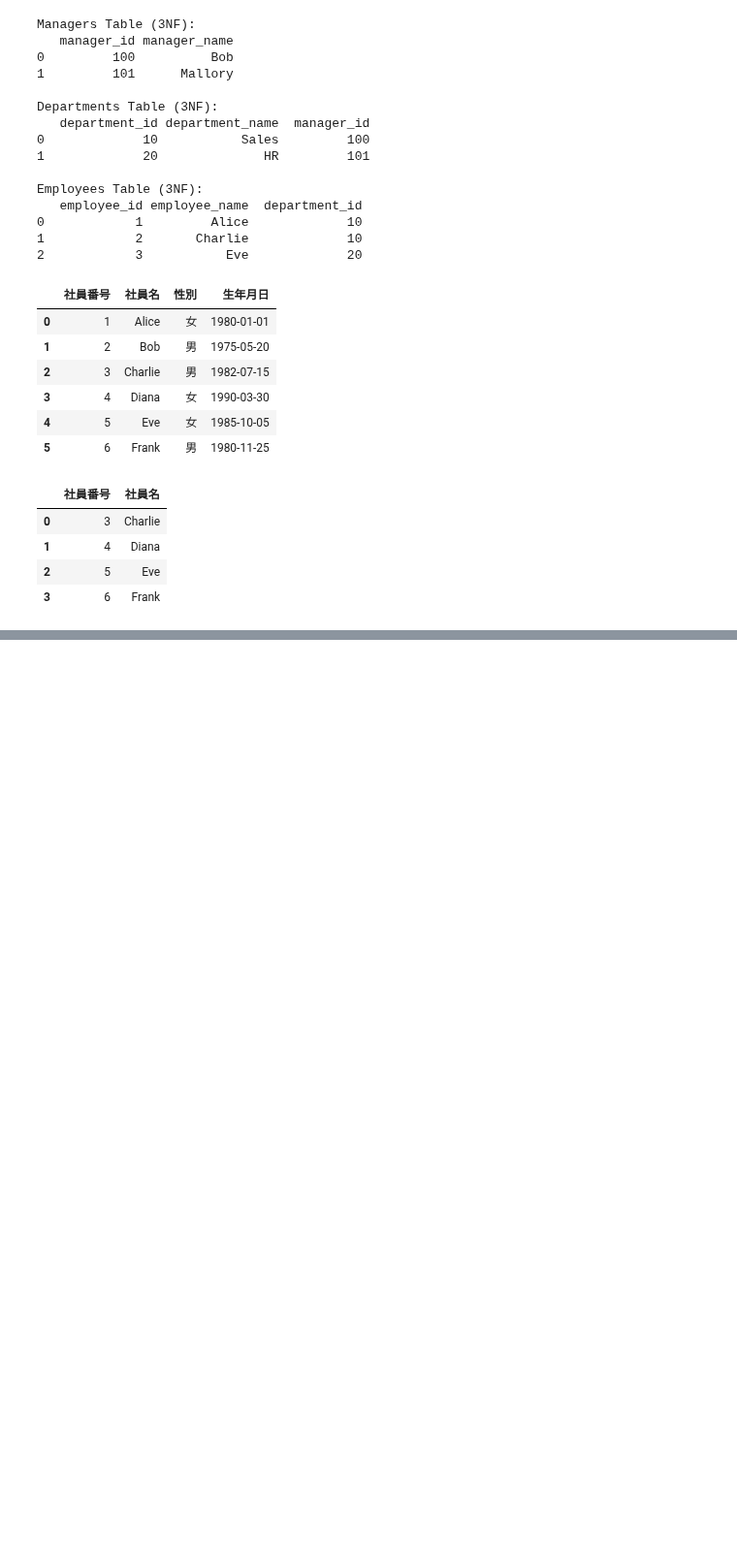
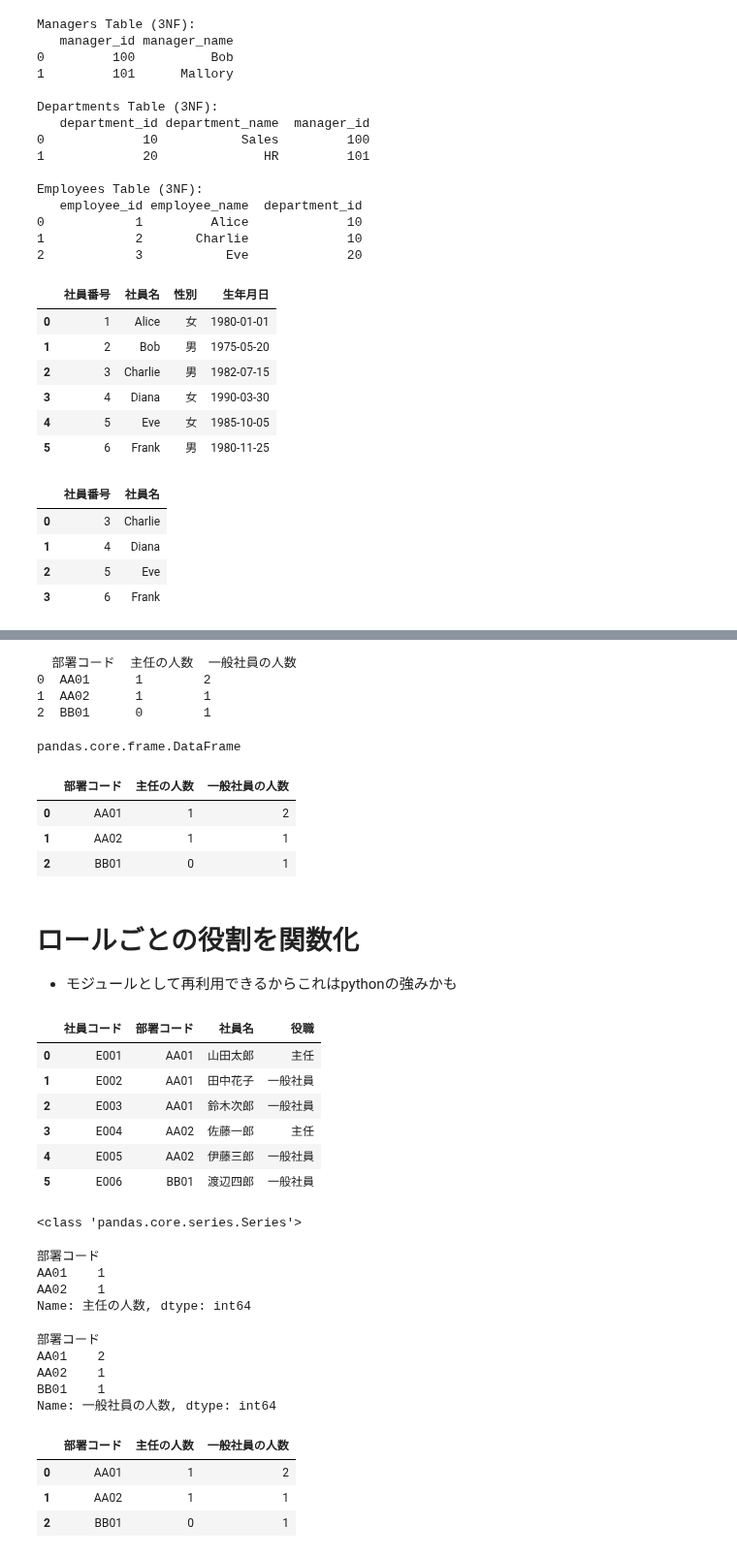
Before and after one commit to phonon-py/DatabaseSpecialistStudy, a Jupyter notebook: main.ipynb, the cells around one changed output, grey strips where cells are left out. Shown at 97% size. Cells and saved outputs as stored; diff of their text form; code cells hidden in the pictures; blank space fills up the shorter version.

```diff
--- a/main.ipynb
+++ b/main.ipynb
@@ -2682,0 +2749,39 @@ df_query
+# %%
+# 部署ごとに主任と一般社員のカウント
+result = df.groupby('部署コード').apply(
+    lambda x: pd.Series({
+        '主任の人数': (x['役職'] == '主任').sum(),
+        '一般社員の人数': (x['役職'] == '一般社員').sum()
+    })
+).reset_index()
+
+print(result)
+# %% [output]
+  部署コード  主任の人数  一般社員の人数
+0  AA01      1        2
+1  AA02      1        1
+2  BB01      0        1
+# %%
+type(result)
+# %% [output]
+pandas.core.frame.DataFrame
+# %%
+result
+# %% [output]
+|  | 部署コード | 主任の人数 | 一般社員の人数 |
+| 0 | AA01 | 1 | 2 |
+| 1 | AA02 | 1 | 1 |
+| 2 | BB01 | 0 | 1 |
+# %% [markdown]
+# ロールごとの役割を関数化
+- モジュールとして再利用できるからこれはpythonの強みかも
+# %%
+df
+# %% [output]
+|  | 社員コード | 部署コード | 社員名 | 役職 |
+| 0 | E001 | AA01 | 山田太郎 | 主任 |
+| 1 | E002 | AA01 | 田中花子 | 一般社員 |
+| 2 | E003 | AA01 | 鈴木次郎 | 一般社員 |
+| 3 | E004 | AA02 | 佐藤一郎 | 主任 |
+| 4 | E005 | AA02 | 伊藤三郎 | 一般社員 |
+| 5 | E006 | BB01 | 渡辺四郎 | 一般社員 |
@@ -2682,0 +2799,24 @@ df_query
+# %%
+print(type(senior_staff_count))
+senior_staff_count
+# %% [output]
+<class 'pandas.core.series.Series'>
+部署コード
+AA01    1
+AA02    1
+Name: 主任の人数, dtype: int64
+# %%
+ordinary_employee_count
+# %% [output]
+部署コード
+AA01    2
+AA02    1
+BB01    1
+Name: 一般社員の人数, dtype: int64
+# %%
+result
+# %% [output]
+|  | 部署コード | 主任の人数 | 一般社員の人数 |
+| 0 | AA01 | 1 | 2 |
+| 1 | AA02 | 1 | 1 |
+| 2 | BB01 | 0 | 1 |
```
Also changed, not shown: parts of 5 cells of this notebook.
